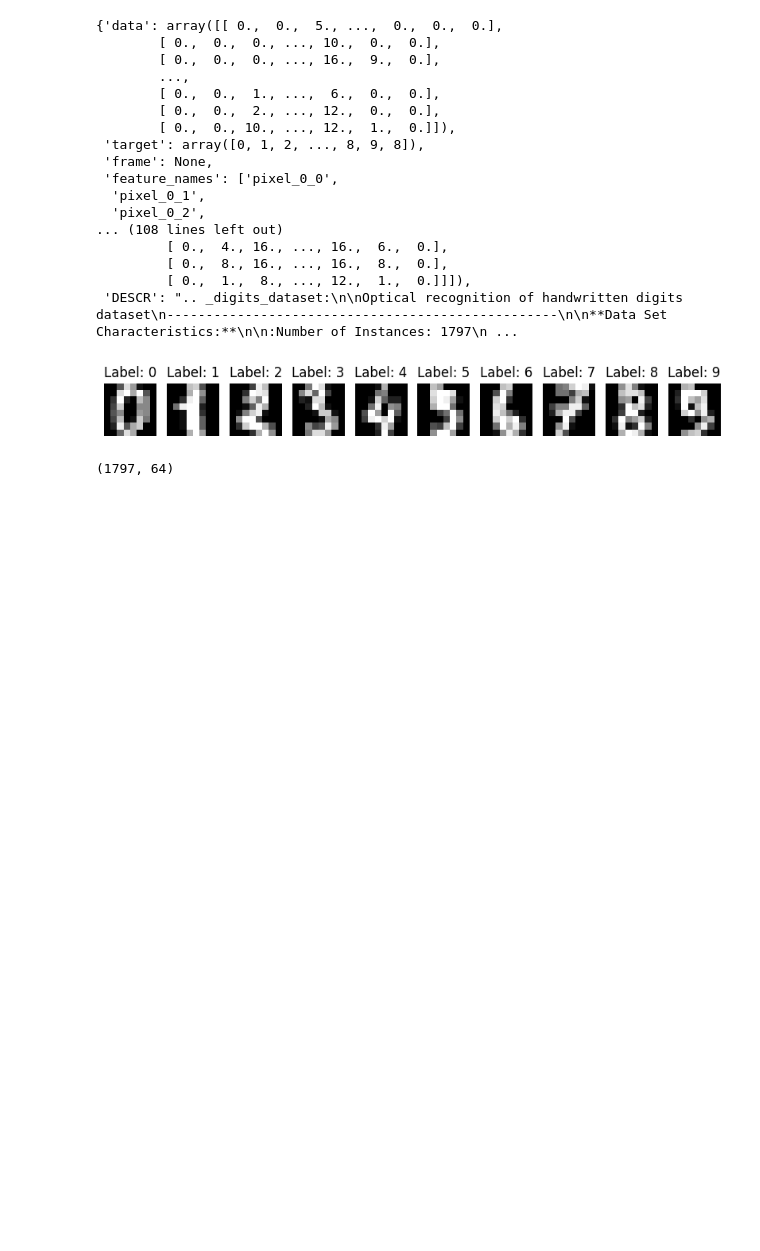
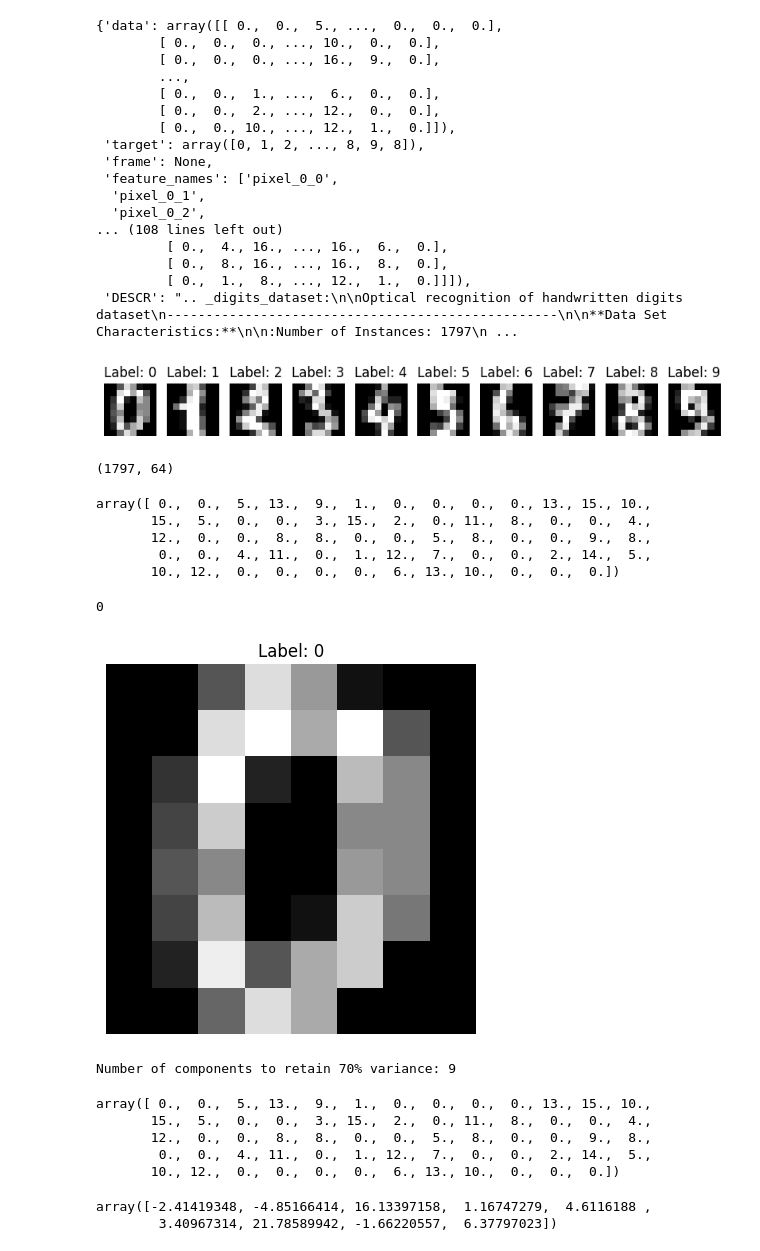
Before and after one commit to shayan-naghizade/ML_Practice, a Jupyter notebook: Principal Component Analysis/code.ipynb, the cells around one changed output. Saved outputs shown, nothing was run; the diff lists cells and outputs as text; code cells hidden in the pictures; blank space fills up the shorter version.

```diff
--- a/Principal Component Analysis/code.ipynb
+++ b/Principal Component Analysis/code.ipynb
@@ -39,2 +40,34 @@ print(digits.data.shape)  # (1797, 64)
 # %% [output]
 (1797, 64)
+# %%
+digits.data[0]
+# %% [output]
+array([ 0.,  0.,  5., 13.,  9.,  1.,  0.,  0.,  0.,  0., 13., 15., 10.,
+       15.,  5.,  0.,  0.,  3., 15.,  2.,  0., 11.,  8.,  0.,  0.,  4.,
+       12.,  0.,  0.,  8.,  8.,  0.,  0.,  5.,  8.,  0.,  0.,  9.,  8.,
+        0.,  0.,  4., 11.,  0.,  1., 12.,  7.,  0.,  0.,  2., 14.,  5.,
+       10., 12.,  0.,  0.,  0.,  0.,  6., 13., 10.,  0.,  0.,  0.])
+# %%
+digits.target[0]
+# %% [output]
+0
+# %%
+index = 0
+
+# Get the 8x8 image by reshaping the 64 features
+image = digits.data[index].reshape(8, 8)
+
+# Display the image
+plt.imshow(image, cmap='gray')
+plt.title(f'Label: {digits.target[index]}')
+plt.axis('off')
+plt.show()
+# %% [output]
+[figure, added]
+# %%
+pca = PCA(n_components=0.7)
+pca.fit(digits.data)
+
+print(f"Number of components to retain 70% variance: {pca.n_components_}")
+# %% [output]
+Number of components to retain 70% variance: 9
@@ -40,0 +76,13 @@ print(digits.data.shape)  # (1797, 64)
+# %%
+digits.data[0]
+# %% [output]
+array([ 0.,  0.,  5., 13.,  9.,  1.,  0.,  0.,  0.,  0., 13., 15., 10.,
+       15.,  5.,  0.,  0.,  3., 15.,  2.,  0., 11.,  8.,  0.,  0.,  4.,
+       12.,  0.,  0.,  8.,  8.,  0.,  0.,  5.,  8.,  0.,  0.,  9.,  8.,
+        0.,  0.,  4., 11.,  0.,  1., 12.,  7.,  0.,  0.,  2., 14.,  5.,
+       10., 12.,  0.,  0.,  0.,  0.,  6., 13., 10.,  0.,  0.,  0.])
+# %%
+reduced_data[12]
+# %% [output]
+array([-2.41419348, -4.85166414, 16.13397158,  1.16747279,  4.6116188 ,
+        3.40967314, 21.78589942, -1.66220557,  6.37797023])
```
Also changed, not shown: parts of 5 cells of this notebook.
